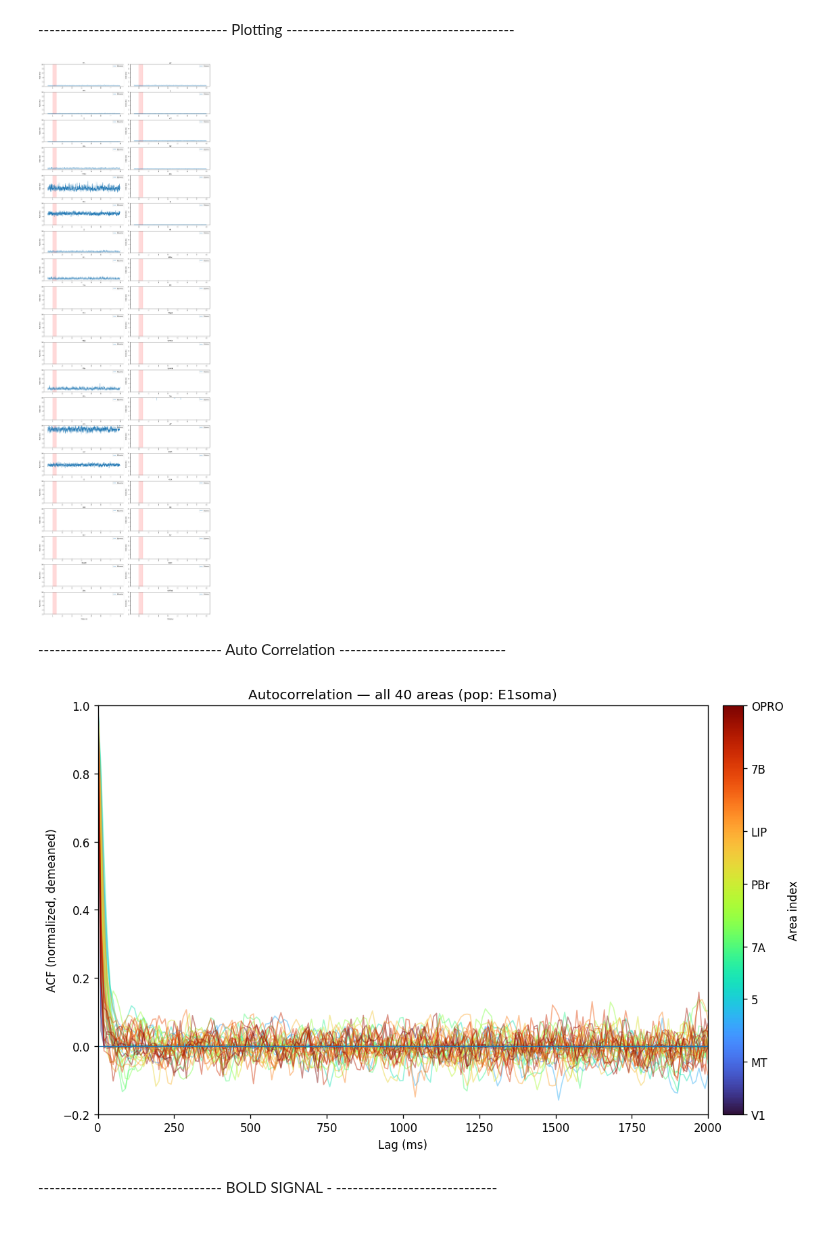
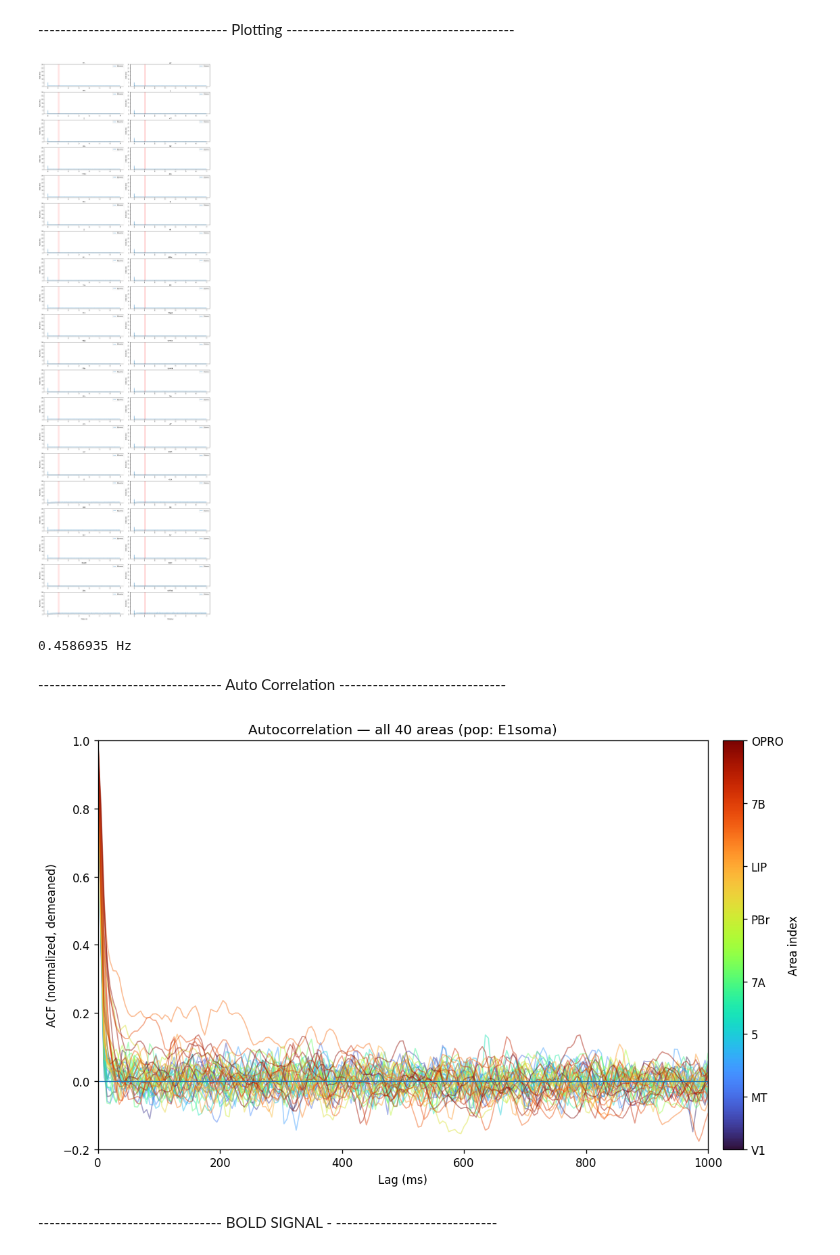
Before and after one commit to GKDavidson1/serotonin, a Jupyter notebook: RwB with multiple stim.ipynb, the cells around one changed output. Saved outputs shown, nothing was run; the diff lists cells and outputs as text; code cells hidden in the pictures.

```diff
--- a/RwB with multiple stim.ipynb
+++ b/RwB with multiple stim.ipynb
@@ -751,7 +759,7 @@ def plot_all_areas_2col(
     t_end=None,
     stim_on=None,
     stim_off=None,
-    ylim=(0, 10),
+    ylim=(0, 30),
     figsize_per_row=2.6,
     dpi=120,
 ):
@@ -841,19 +849,23 @@ def plot_all_areas_2col(
 # %%
 fig, axes = plot_all_areas_2col(
     R=R,
     area_names=area_list_SLN,
     pops=pops,
-    # pops_to_show=["E1soma", "PV"],
+    # pops_to_show=["E1soma", "SST1"],
     pops_to_show=["E1soma"],
     dt=PARAMS["dt"],
-    t_start=0.5,
+    t_start=0.0,
     t_end=PARAMS["trial_length"],
     stim_on=PARAMS["stim_on"],
     stim_off=PARAMS["stim_off"],
 )
 plt.show()
 # %% [output]
-[figure, old version]
+[figure, new version]
+# %%
+print(np.mean(R[:,0,0]))
+# %% [output]
+0.4586935 Hz
 # %% [markdown]
 --------------------------------- Auto Correlation ------------------------------
 # %%
@@ -990,9 +1029,8 @@ def bin_firing_rate(
     return r_binned, dt_bin_ms
 # %%
 dt_ms = float(PARAMS["dt"] / b2.ms)
-bin_ms = 10.0
-
-R_binned, dt_bin_ms = bin_firing_rate(R, dt_ms=dt_ms, bin_ms=bin_ms, mode="mean")
+bin_ms = 5
+R_binned, dt_bin_ms = bin_firing_rate(R[4000:,:,:], dt_ms=dt_ms, bin_ms=bin_ms, mode="mean")
 
 
 # --- call it ---
@@ -1002,13 +1040,13 @@ plot_acf_oneplot_gradient(
     pops=pops,              # use your existing `pops` variable
     pop_name="E1soma",
     dt=bin_ms * brian2.ms,
-    max_lag_ms=2000,
+    max_lag_ms=1000,
     cmap_name="turbo",      # very clear gradient for 40 lines
     alpha=0.45,
     lw=1.0
 )
 # %% [output]
-[figure, old version]
+[figure, new version]
 # %% [markdown]
 --------------------------------- BOLD
 SIGNAL - -----------------------------
```
Also changed, not shown: parts of 11 cells of this notebook, 40 other files.
